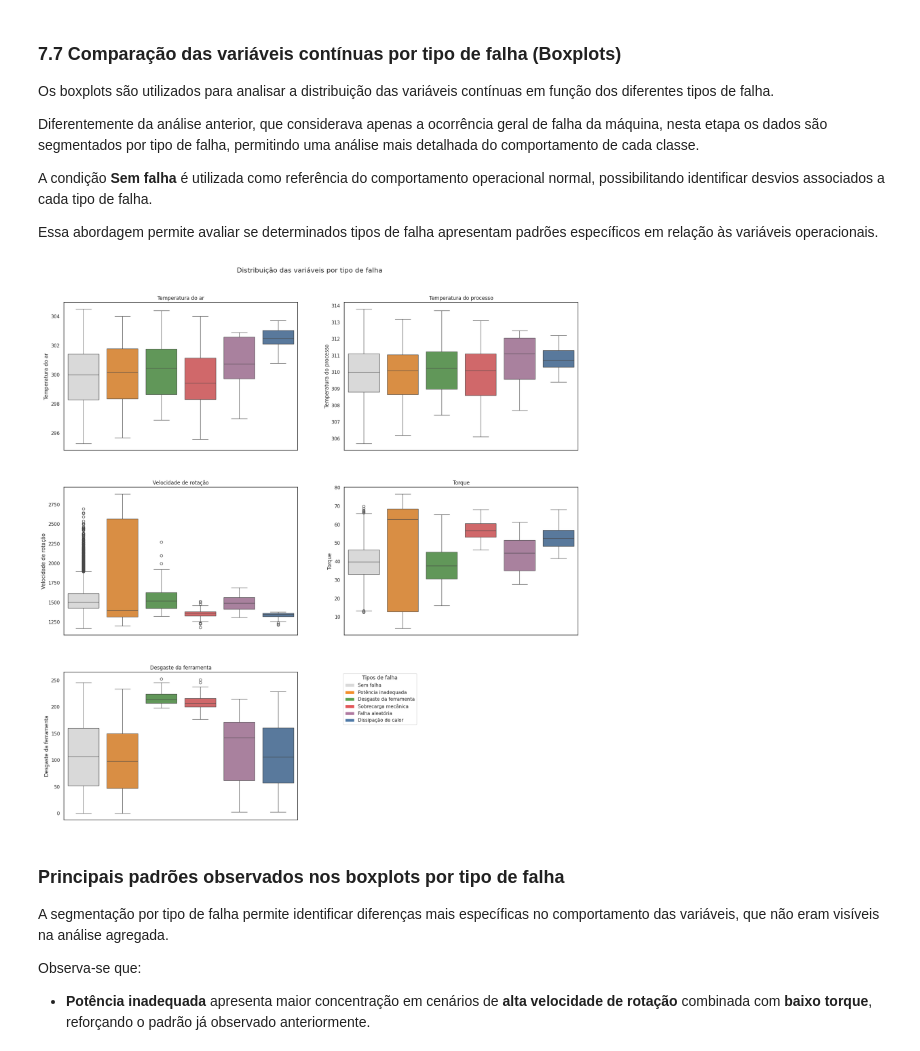
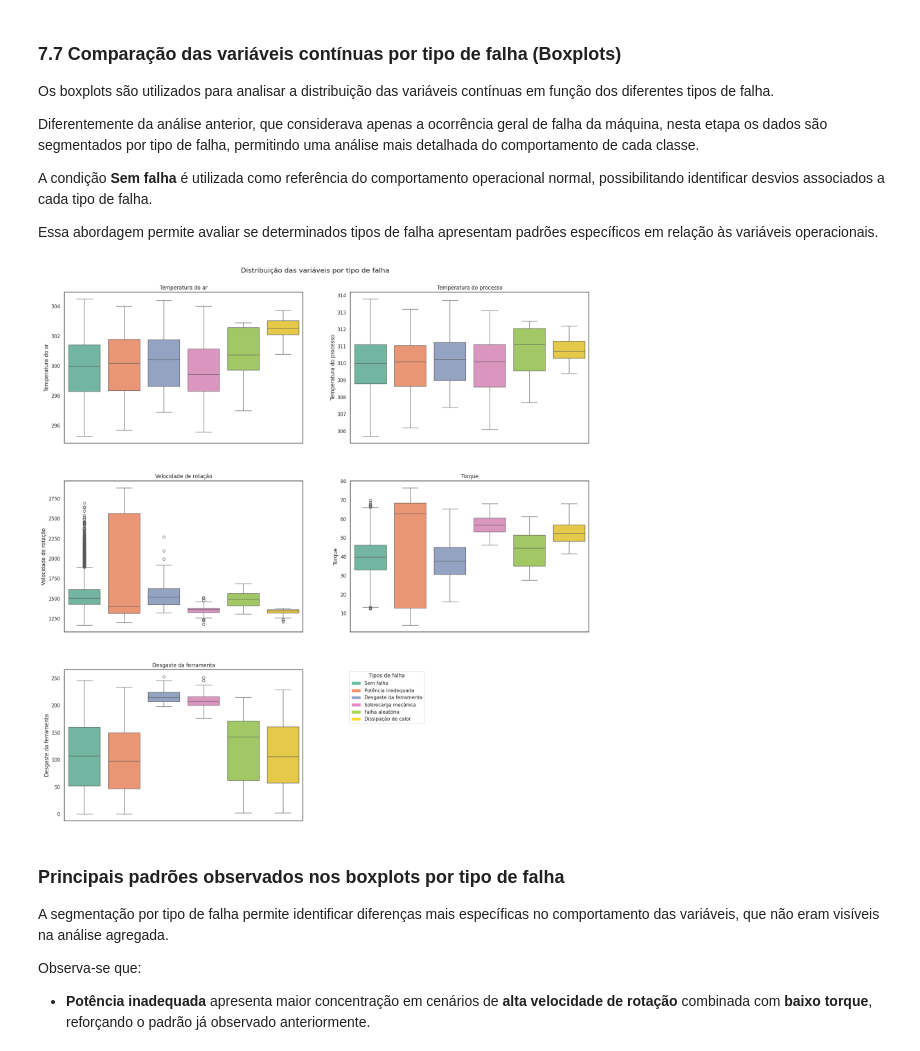
Before and after one commit to thaygorh/Analise-de-Dados-e-Boas-Praticas, a Jupyter notebook: mvp-analise-dados-e-boas-praticas.ipynb, the cells around one changed output. Drawn from its saved outputs; the diff is of its cells as text; code cells hidden in the pictures.

```diff
--- a/mvp-analise-dados-e-boas-praticas.ipynb
+++ b/mvp-analise-dados-e-boas-praticas.ipynb
@@ -908,10 +909,6 @@ A condição **Sem falha** é utilizada como referência do comportamento operac
 
 Essa abordagem permite avaliar se determinados tipos de falha apresentam padrões específicos em relação às variáveis operacionais.
 # %%
-import matplotlib.pyplot as plt
-import seaborn as sns
-from matplotlib.patches import Patch
-
 plt.figure(figsize=(18, 18))
 
 variaveis = [
@@ -931,6 +928,8 @@ ordem_falhas = [
     'Dissipação de calor'
 ]
 
+cores = sns.color_palette('Set2', n_colors=len(ordem_falhas))
+
 for i, var in enumerate(variaveis):
     plt.subplot(3, 2, i+1)
 
@@ -939,44 +938,40 @@ for i, var in enumerate(variaveis):
         x='Tipo de falha',
         y=var,
         order=ordem_falhas,
-        palette=palette
+        palette=cores
     )
 
-    # remove os labels do eixo X (não repetir)
     ax.set_xticklabels([])
     ax.set_xlabel('')
-
     plt.title(var, fontsize=12)
 
-# remover último subplot vazio
 plt.subplot(3, 2, 6)
 plt.axis('off')
 
-# título geral
 plt.suptitle(
     'Distribuição das variáveis por tipo de falha',
     fontsize=16,
-    y=1.02
+    y=1.00
 )
 
-# legenda manual baseada na palette
 legend_elements = [
-    Patch(facecolor=palette[k], label=k) for k in ordem_falhas
+    Patch(facecolor=cores[i], label=ordem_falhas[i])
+    for i in range(len(ordem_falhas))
 ]
 
 plt.figlegend(
     handles=legend_elements,
     title='Tipos de falha',
     loc='lower right',
     bbox_to_anchor=(0.7, 0.18)
 )
 
 plt.tight_layout()
 plt.subplots_adjust(hspace=0.25, wspace=0.20)
 
 plt.show()
 # %% [output]
-[figure, old version]
+[figure, new version]
 # %% [markdown]
 ### Principais padrões observados nos boxplots por tipo de falha
 
```
Also changed, not shown: parts of 4 cells of this notebook.
